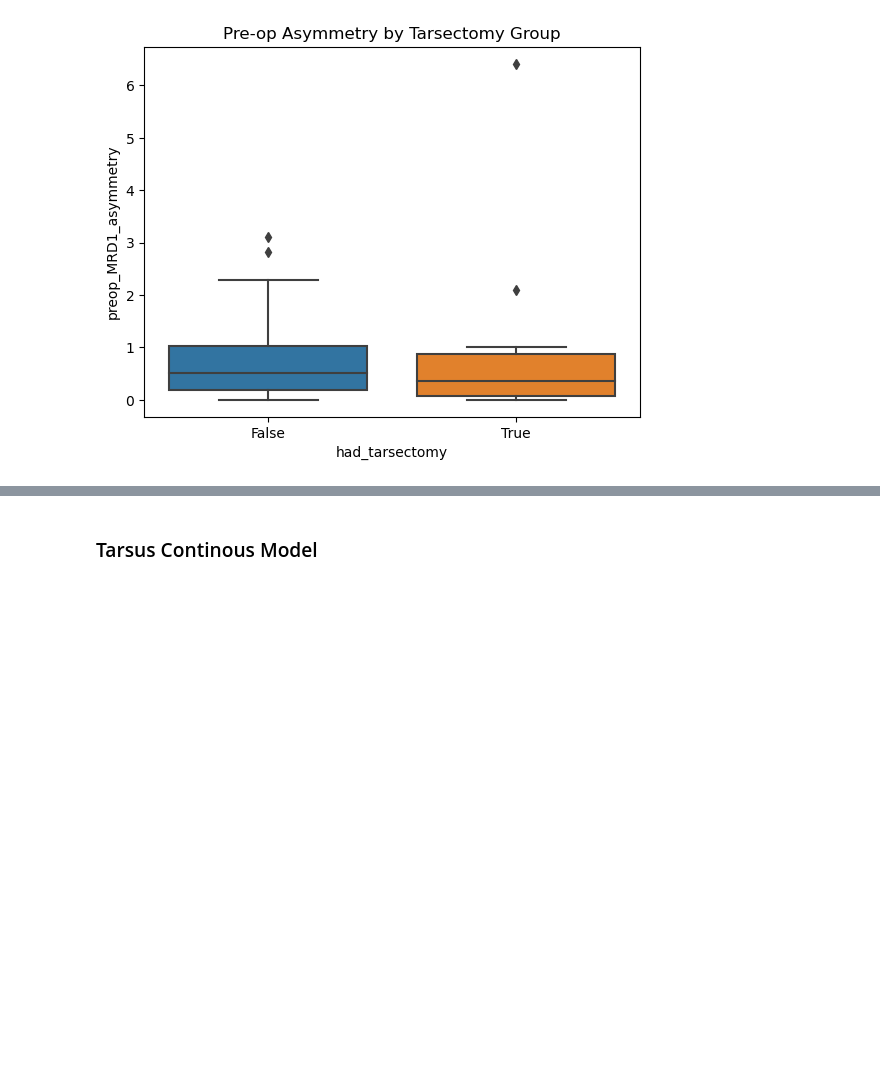
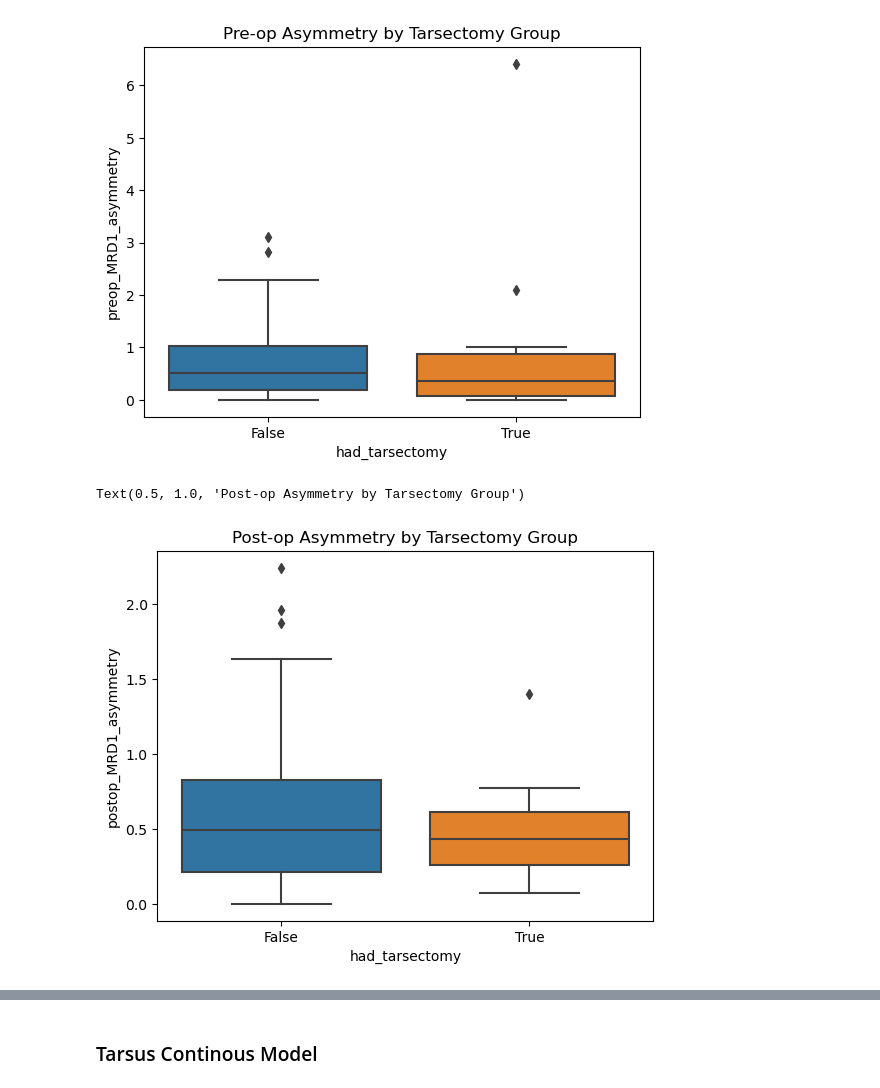
Before and after one commit to ChinmayVar/stats141_project, a Jupyter notebook: eda_cj.ipynb, the cells around one changed output, grey strips where cells are left out. Cells and saved outputs as stored; diff of their text form; code cells hidden in the pictures; blank space fills up the shorter version.

```diff
--- a/eda_cj.ipynb
+++ b/eda_cj.ipynb
@@ -402,3 +458,10 @@ plt.title('Pre-op Asymmetry by Tarsectomy Group')
 # %% [output]
 Text(0.5, 1.0, 'Pre-op Asymmetry by Tarsectomy Group')
 [figure]
+# %%
+import seaborn as sns
+sns.boxplot(x='had_tarsectomy', y='postop_MRD1_asymmetry', data=df)
+plt.title('Post-op Asymmetry by Tarsectomy Group')
+# %% [output]
+Text(0.5, 1.0, 'Post-op Asymmetry by Tarsectomy Group')
+[figure, added]
```
Also changed, not shown: parts of 13 cells of this notebook, 5 other files.
